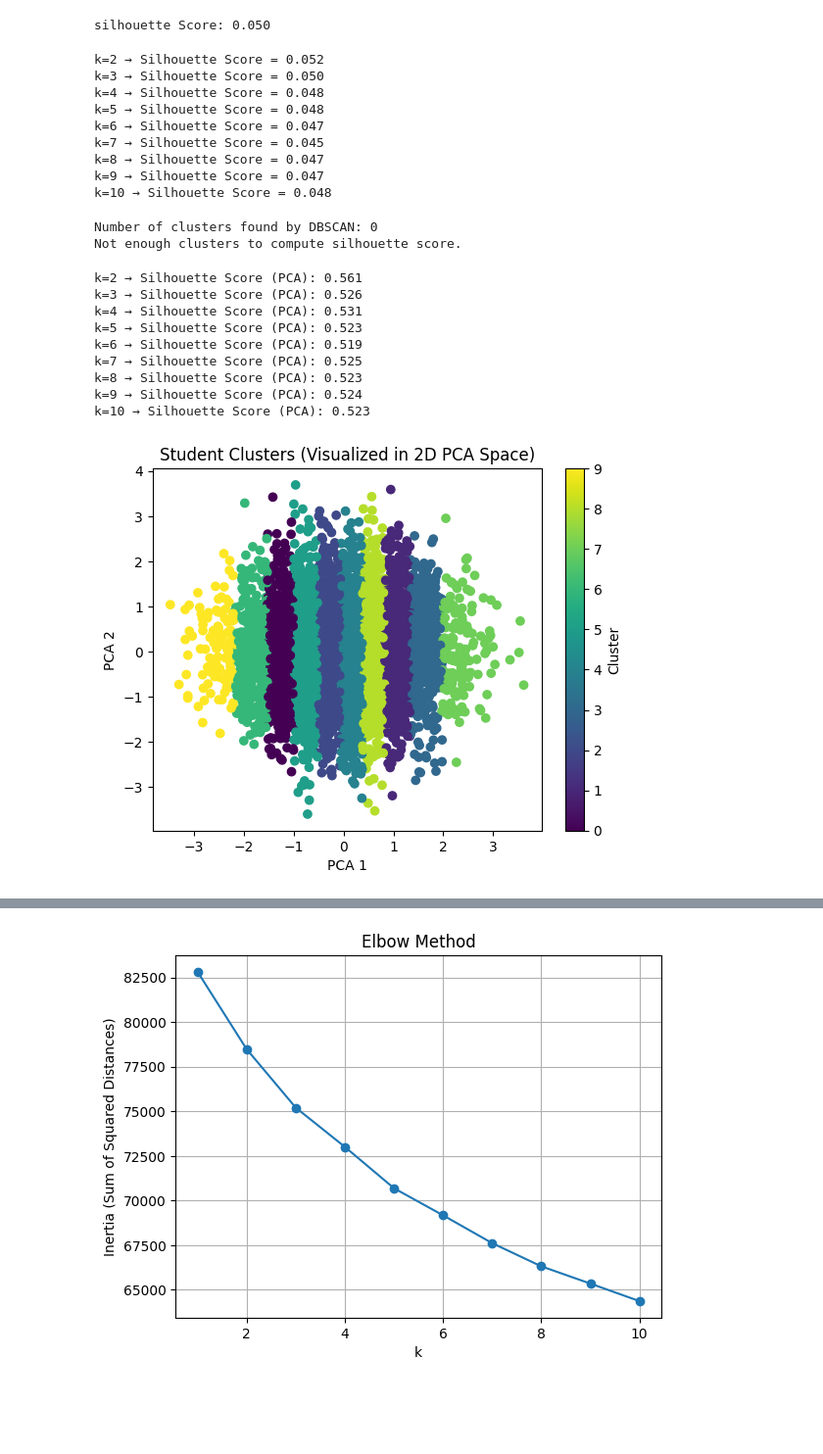
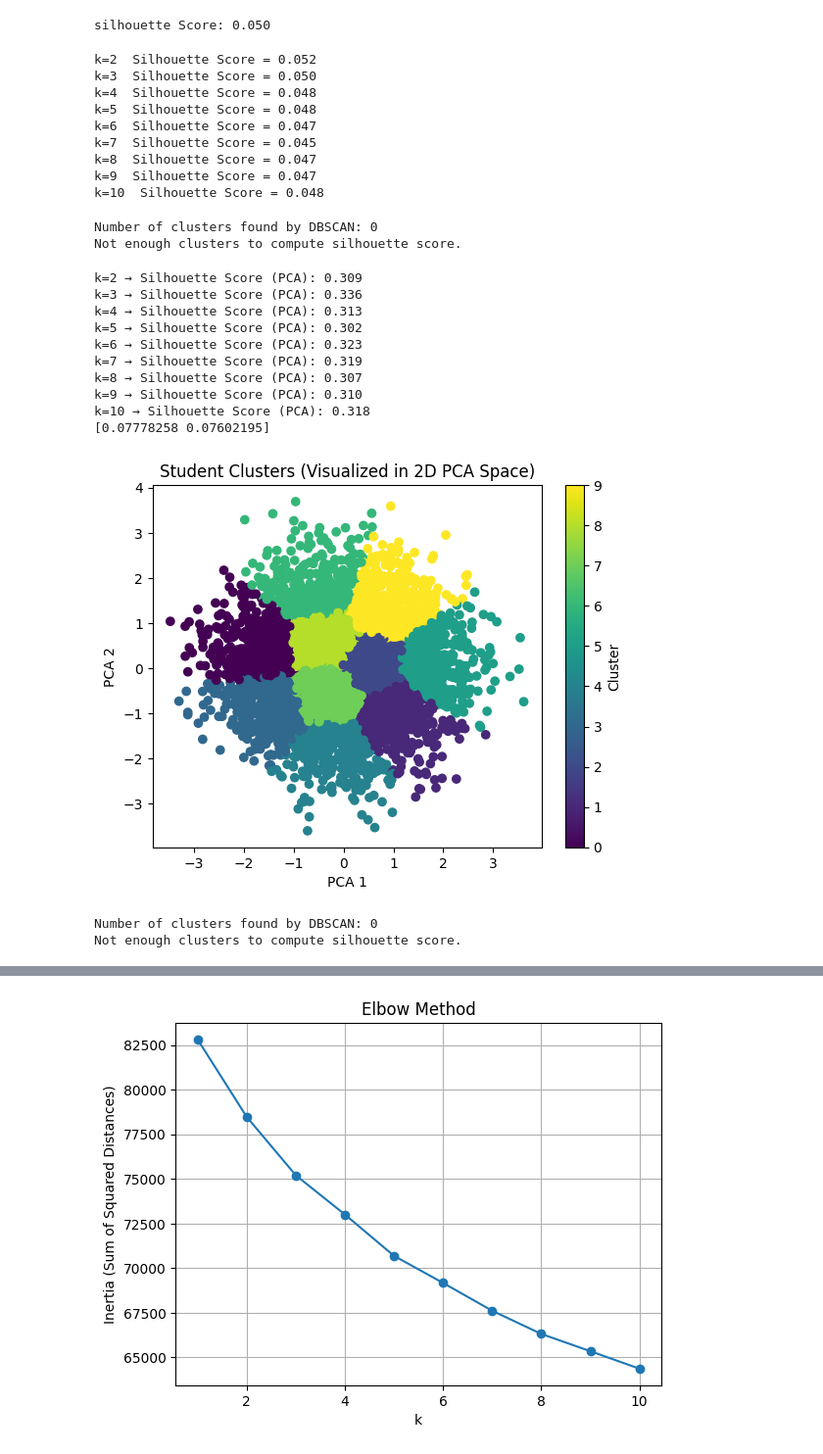
Before and after one commit to rolahadidy44/Multi-Class-Classification-Predicting-University-Student-Grades, a Jupyter notebook: unsupervised/unsupervise.ipynb, the cells around one changed output, grey strips where cells are left out. Shown: that part at 98% size. Drawn from its saved outputs; the diff is of its cells as text; code cells hidden in the pictures; blank space fills up the shorter version.

```diff
--- a/unsupervised/unsupervise.ipynb
+++ b/unsupervised/unsupervise.ipynb
@@ -37,17 +37,17 @@ for k in range(2, 11):
     model.fit(x_scaled)
     labels = model.labels_
     score = silhouette_score(x_scaled, labels)
-    print(f"k={k} → Silhouette Score = {score:.3f}")
+    print(f"k={k}  Silhouette Score = {score:.3f}")
 # %% [output]
-k=2 → Silhouette Score = 0.052
-k=3 → Silhouette Score = 0.050
-k=4 → Silhouette Score = 0.048
-k=5 → Silhouette Score = 0.048
-k=6 → Silhouette Score = 0.047
-k=7 → Silhouette Score = 0.045
-k=8 → Silhouette Score = 0.047
-k=9 → Silhouette Score = 0.047
-k=10 → Silhouette Score = 0.048
+k=2  Silhouette Score = 0.052
+k=3  Silhouette Score = 0.050
+k=4  Silhouette Score = 0.048
+k=5  Silhouette Score = 0.048
+k=6  Silhouette Score = 0.047
+k=7  Silhouette Score = 0.045
+k=8  Silhouette Score = 0.047
+k=9  Silhouette Score = 0.047
+k=10  Silhouette Score = 0.048
 # %%
 from sklearn.cluster import DBSCAN
 from sklearn.metrics import silhouette_score
@@ -71,7 +71,7 @@ Not enough clusters to compute silhouette score.
 # %%
 from sklearn.decomposition import PCA
 
-pca = PCA(n_components=1)
+pca = PCA(n_components=2)
 x_pca = pca.fit_transform(x_scaled)
 
 for k in range(2, 11):
@@ -80,30 +80,53 @@ for k in range(2, 11):
     labels = model.labels_
     score = silhouette_score(x_pca, labels)
     print(f"k={k} → Silhouette Score (PCA): {score:.3f}")
+print(pca.explained_variance_ratio_)
 # %% [output]
-k=2 → Silhouette Score (PCA): 0.561
-k=3 → Silhouette Score (PCA): 0.526
-k=4 → Silhouette Score (PCA): 0.531
-k=5 → Silhouette Score (PCA): 0.523
-k=6 → Silhouette Score (PCA): 0.519
-k=7 → Silhouette Score (PCA): 0.525
-k=8 → Silhouette Score (PCA): 0.523
-k=9 → Silhouette Score (PCA): 0.524
-k=10 → Silhouette Score (PCA): 0.523
+k=2 → Silhouette Score (PCA): 0.309
+k=3 → Silhouette Score (PCA): 0.336
+k=4 → Silhouette Score (PCA): 0.313
+k=5 → Silhouette Score (PCA): 0.302
+k=6 → Silhouette Score (PCA): 0.323
+k=7 → Silhouette Score (PCA): 0.319
+k=8 → Silhouette Score (PCA): 0.307
+k=9 → Silhouette Score (PCA): 0.310
+k=10 → Silhouette Score (PCA): 0.318
+[0.07778258 0.07602195]
 # %%
 import matplotlib.pyplot as plt
 
-pca_2d = PCA(n_components=2)
-x_pca_2d = pca_2d.fit_transform(x_scaled)
+# pca_2d = PCA(n_components=2)
+# x_pca_2d = pca_2d.fit_transform(x_scaled)
 
 plt.scatter(x_pca_2d[:, 0], x_pca_2d[:, 1], c=labels, cmap='viridis')
 plt.title("Student Clusters (Visualized in 2D PCA Space)")
 plt.xlabel("PCA 1")
 plt.ylabel("PCA 2")
 plt.colorbar(label="Cluster")
 plt.show()
 # %% [output]
-[figure, old version]
+[figure, new version]
+# %%
+#dbscan #2
+from sklearn.cluster import DBSCAN
+from sklearn.metrics import silhouette_score
+
+dbscan = DBSCAN(eps=0.5, min_samples=5)
+labels = dbscan.fit_predict(x_scaled)
+
+# Check how many clusters (excluding noise)
+n_clusters = len(set(labels)) - (1 if -1 in labels else 0)
+print("Number of clusters found by DBSCAN:", n_clusters)
+
+# Silhouette Score (only if >1 cluster found)
+if n_clusters > 1:
+    score = silhouette_score(x_scaled, labels)
+    print(f"Silhouette Score (DBSCAN): {score:.3f}")
+else:
+    print("Not enough clusters to compute silhouette score.")
+# %% [output]
+Number of clusters found by DBSCAN: 0
+Not enough clusters to compute silhouette score.
 # %%
 # ✅ Step 1: Add the cluster labels to your original DataFrame
 df['Cluster'] = labels
```
Also changed, not shown: parts of 1 cell of this notebook, 22 other files.
